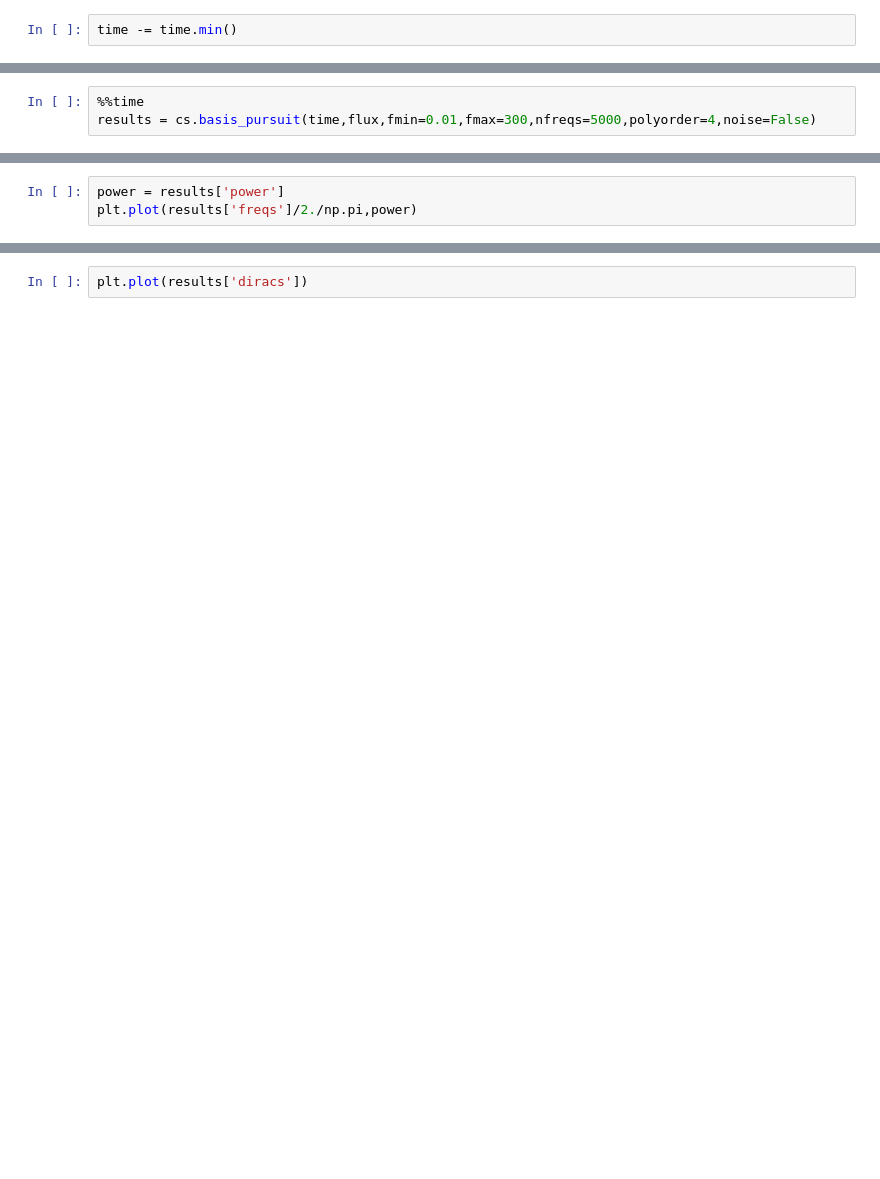
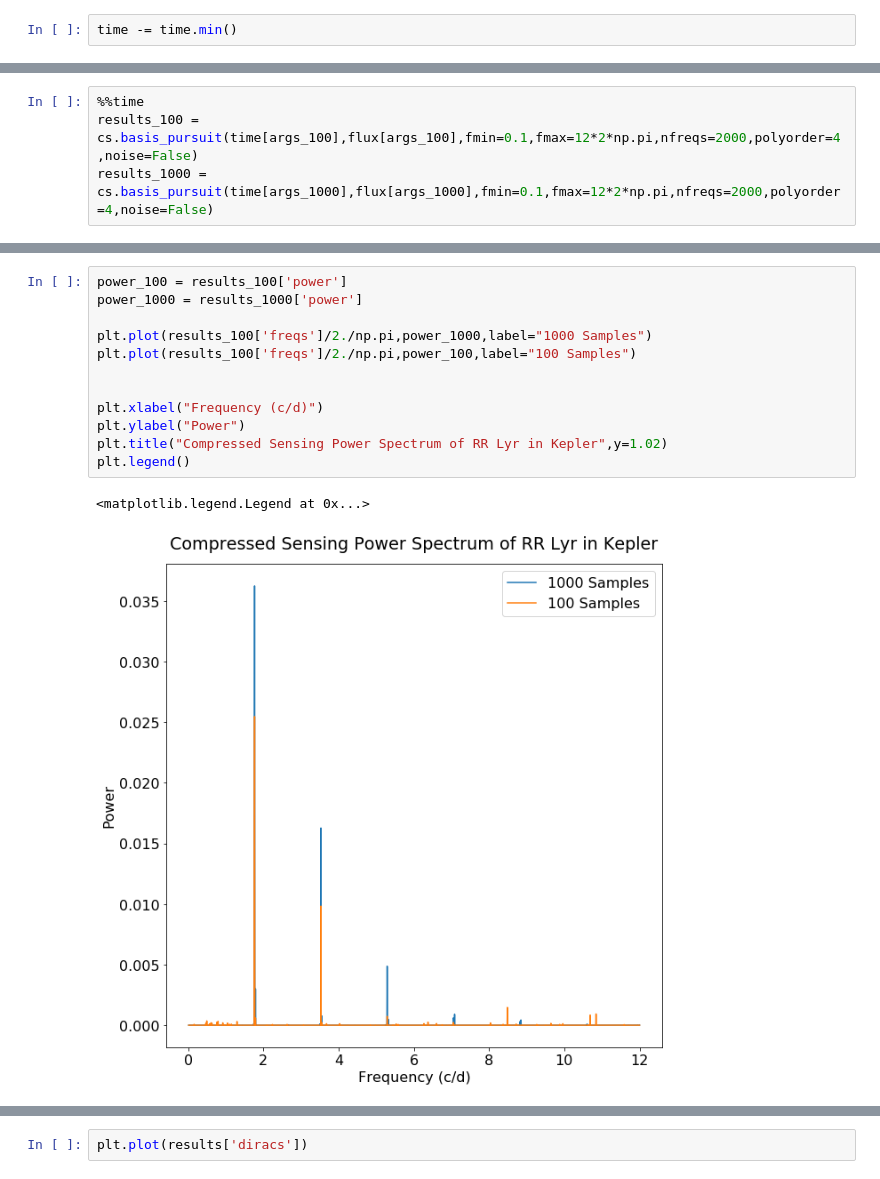
Before and after one commit to benjaminpope/manhattan, a Jupyter notebook: notebooks/basis_pursuit.ipynb, the cells around one changed output, grey strips where cells are left out. Saved outputs shown, nothing was run; the diff lists cells and outputs as text; blank space fills up the shorter version.

```diff
--- a/notebooks/basis_pursuit.ipynb
+++ b/notebooks/basis_pursuit.ipynb
@@ -180,3 +194,4 @@ plt.errorbar(time,flux,yerr=error,linestyle="none")
 # %%
 %%time
-results = cs.basis_pursuit(time,flux,fmin=0.01,fmax=300,nfreqs=5000,polyorder=4,noise=False)
+results_100 = cs.basis_pursuit(time[args_100],flux[args_100],fmin=0.1,fmax=12*2*np.pi,nfreqs=2000,polyorder=4,noise=False)
+results_1000 = cs.basis_pursuit(time[args_1000],flux[args_1000],fmin=0.1,fmax=12*2*np.pi,nfreqs=2000,polyorder=4,noise=False)
@@ -183,6 +201,18 @@ results = cs.basis_pursuit(time,flux,fmin=0.01,fmax=300,nfreqs=5000,polyorder=4,
-# %%
-power = results['power']
-plt.plot(results['freqs']/2./np.pi,power)
+# %%
+power_100 = results_100['power']
+power_1000 = results_1000['power']
+
+plt.plot(results_100['freqs']/2./np.pi,power_1000,label="1000 Samples")
+plt.plot(results_100['freqs']/2./np.pi,power_100,label="100 Samples")
+
+
+plt.xlabel("Frequency (c/d)")
+plt.ylabel("Power")
+plt.title("Compressed Sensing Power Spectrum of RR Lyr in Kepler",y=1.02)
+plt.legend()
+# %% [output]
+<matplotlib.legend.Legend at 0x...>
+[figure, added]
 # %%
 plt.title("Comparison of Data and Model",y=1.01)
 plt.plot(time,flux,'.')
```
Also changed, not shown: parts of 9 cells of this notebook.
